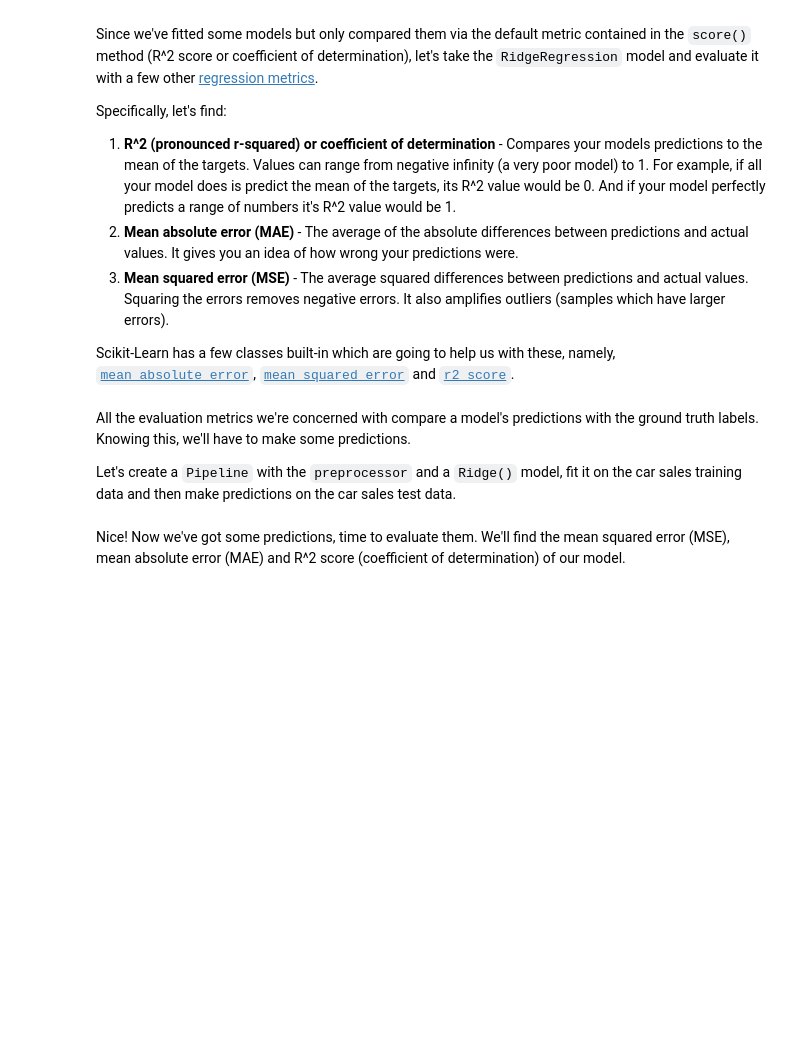
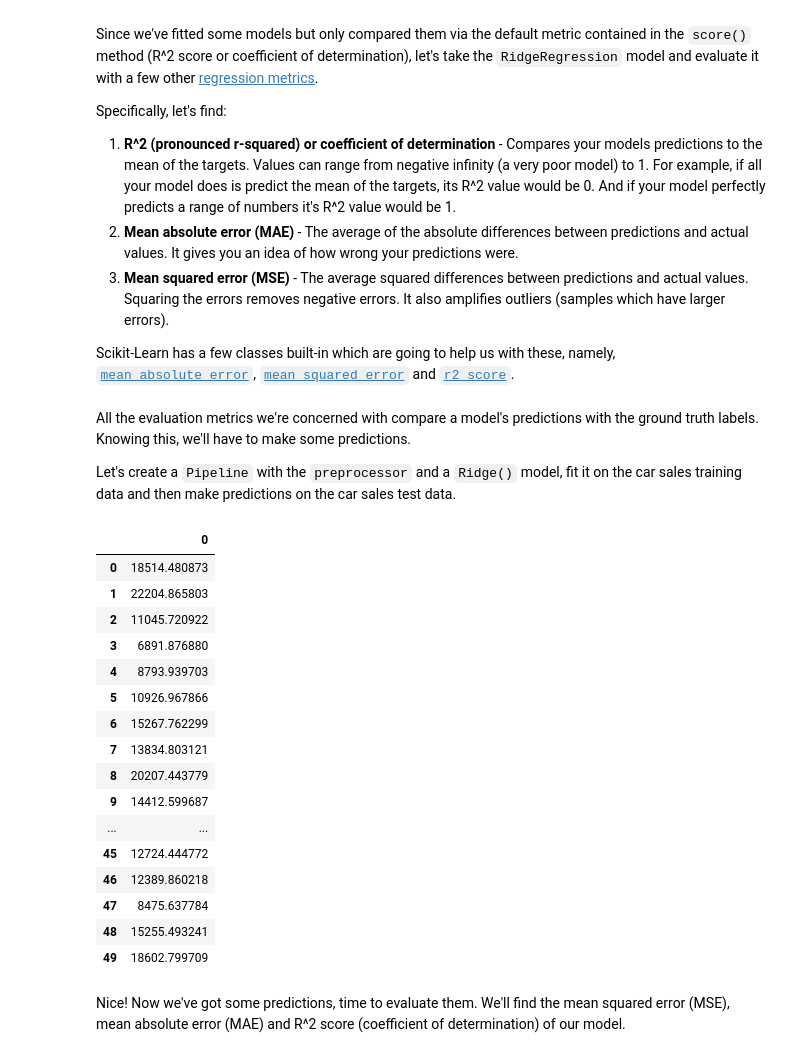
Before and after one commit to jesintharnold/zero-to-mastery-ml, a Jupyter notebook: section-2-data-science-and-ml-tools/scikit-learn-exercises.ipynb, the cells around one changed output. Cells and saved outputs as stored; diff of their text form; code cells hidden in the pictures; blank space fills up the shorter version.

Commit message:
Pipelined Preprocessing of data

```diff
--- a/section-2-data-science-and-ml-tools/scikit-learn-exercises.ipynb
+++ b/section-2-data-science-and-ml-tools/scikit-learn-exercises.ipynb
@@ -714,9 +579,8 @@ Now onto the numeric features. In this case, the only numeric feature is the `Od
 numeric_features = ["Odometer (KM)"]
 
 # Crearte numeric transformer Pipeline
-numeric_transformer = ###(steps=[
-    # Set SimpleImputer strategy to fill missing values with the "Median"
-    ("imputer", ###(strategy=###))])
+numeric_transformer = Pipeline(steps=[
+    ("imputer",SimpleImputer(strategy="median"))])
 # %% [markdown]
 Time to put all of our individual transformer `Pipeline`'s into a single `ColumnTransformer` instance.
 # %%
@@ -768,19 +633,16 @@ Our regression model dictionary is prepared as well as an empty dictionary to ap
 In our car sales problem, we're trying to use the different characteristics of a car (`X`) to predict its sale price (`y`).
 # %%
 # Create car sales X data (every column of car_sales except Price)
-car_sales_X = ###
-
-# Create car sales y data (the Price column of car_sales)
-car_sales_y = ###
+car_sales_X,car_sales_y = car_sales.drop("Price",axis=1),car_sales["Price"]
 # %%
 # Use train_test_split to split the car_sales_X and car_sales_y data into
 # training and test sets.
 # Give the test set 20% of the data using the test_size parameter.
 # For reproducibility set the random_state parameter to 42.
-car_X_train, car_X_test, car_y_train, car_y_test = train_test_split(###,
-                                                                    ###,
-                                                                    test_size=###,
-                                                                    random_state=###)
+car_X_train, car_X_test, car_y_train, car_y_test = train_test_split(car_sales_X,
+                                                                    car_sales_y,
+                                                                    test_size=0.2,
+                                                                    random_state=42)
 
 # Check the shapes of the training and test datasets
-###
+car_X_train.shape,car_X_test.shape,car_y_train.shape,car_y_test.shape
@@ -794,19 +658,18 @@ Alright, our data is split into training and test sets, time to build a small lo
 3. Fits the `Pipeline` to the car sales training data
 4. Evaluates the target model on the car sales test data and appends the results to our `regression_results` dictionary
 # %%
-# Loop through the items in the regression_models dictionary
 for model_name, model in regression_models.items():
 
-    # Create a model Pipeline with a preprocessor step and model step
-    model_pipeline = Pipeline(steps=[("preprocessor", ###),
-                                      ("model", ###)])
+    # Create a model pipeline with a preprocessor step and model step
+    model_pipeline = Pipeline(steps=[("preprocessor", preprocessor),
+                                      ("model", model)])
 
-    # Fit the model Pipeline to the car sales training data
+    # Fit the model pipeline to the car sales training data
     print(f"Fitting {model_name}...")
-    model_pipeline.###(###, ###)
+    model_pipeline.fit(car_X_train, car_y_train)
 
-    # Score the model Pipeline on the test data appending the model_name to the
+    # Score the model pipeline on the test data appending the model_name to the
     # results dictionary
     print(f"Scoring {model_name}...")
-    regression_results[model_name] = model_pipeline.score(###,
-                                                          ###)
+    regression_results[model_name] = model_pipeline.score(car_X_test,
+                                                          car_y_test)
@@ -845,17 +715,35 @@ Let's create a `Pipeline` with the `preprocessor` and a `Ridge()` model, fit it
 # %%
 # Create RidgeRegression Pipeline with preprocessor as the "preprocessor" and
 # Ridge() as the "model".
-ridge_pipeline = ###(steps=[("preprocessor", ###),
+ridge_pipeline = Pipeline(steps=[("preprocessor", preprocessor),
                                  ("model", Ridge())])
 
 # Fit the RidgeRegression Pipeline to the car sales training data
-ridge_pipeline.fit(###, ###)
+ridge_pipeline.fit(car_X_train, car_y_train)
 
 # Make predictions on the car sales test data using the RidgeRegression Pipeline
-car_y_preds = ridge_pipeline.###(###)
+car_y_preds = ridge_pipeline.predict(car_X_test)
 
 # View the first 50 predictions
-###
+pd.DataFrame(car_y_preds).head(50)
+# %% [output]
+|  | 0 |
+| 0 | 18514.480873 |
+| 1 | 22204.865803 |
+| 2 | 11045.720922 |
+| 3 | 6891.876880 |
+| 4 | 8793.939703 |
+| 5 | 10926.967866 |
+| 6 | 15267.762299 |
+| 7 | 13834.803121 |
+| 8 | 20207.443779 |
+| 9 | 14412.599687 |
+| ... | ... |
+| 45 | 12724.444772 |
+| 46 | 12389.860218 |
+| 47 | 8475.637784 |
+| 48 | 15255.493241 |
+| 49 | 18602.799709 |
 # %% [markdown]
 Nice! Now we've got some predictions, time to evaluate them. We'll find the mean squared error (MSE), mean absolute error (MAE) and R^2 score (coefficient of determination) of our model.
 # %%
```
Also changed, not shown: parts of 41 cells of this notebook, 1 other file.
